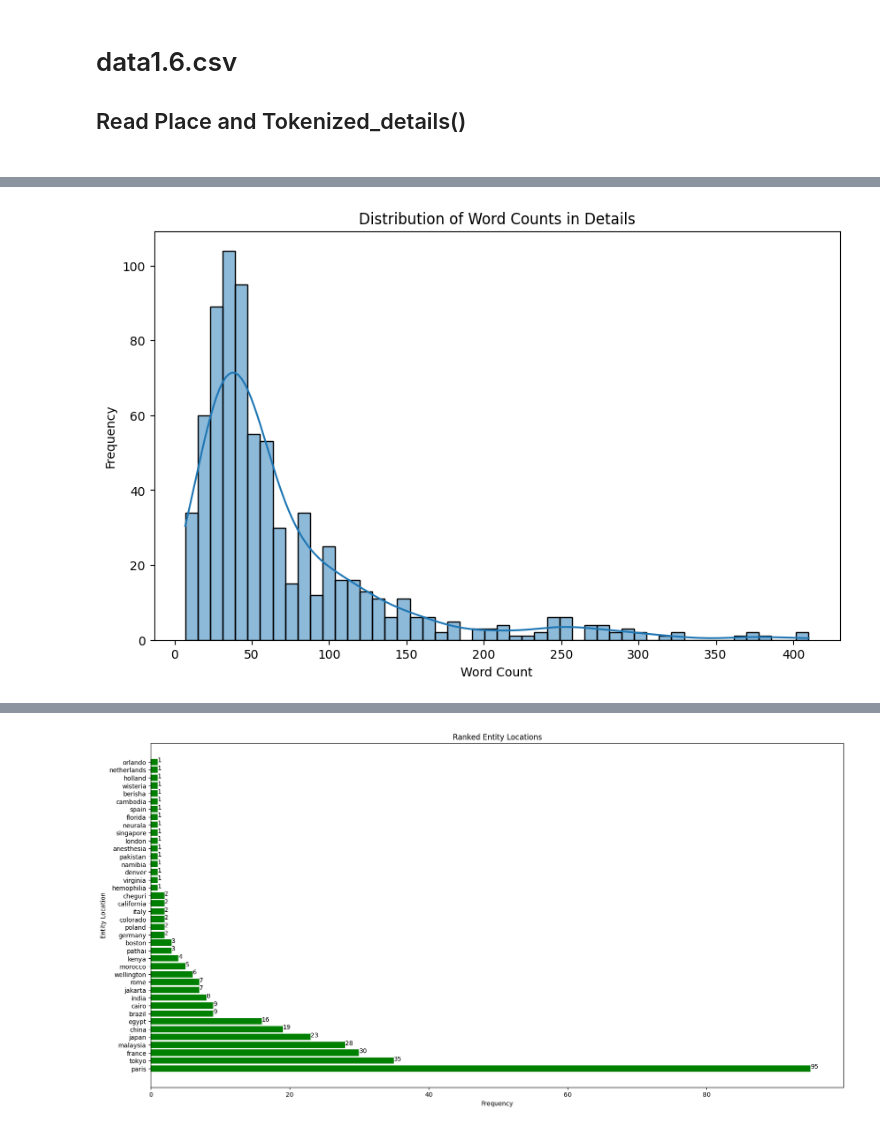
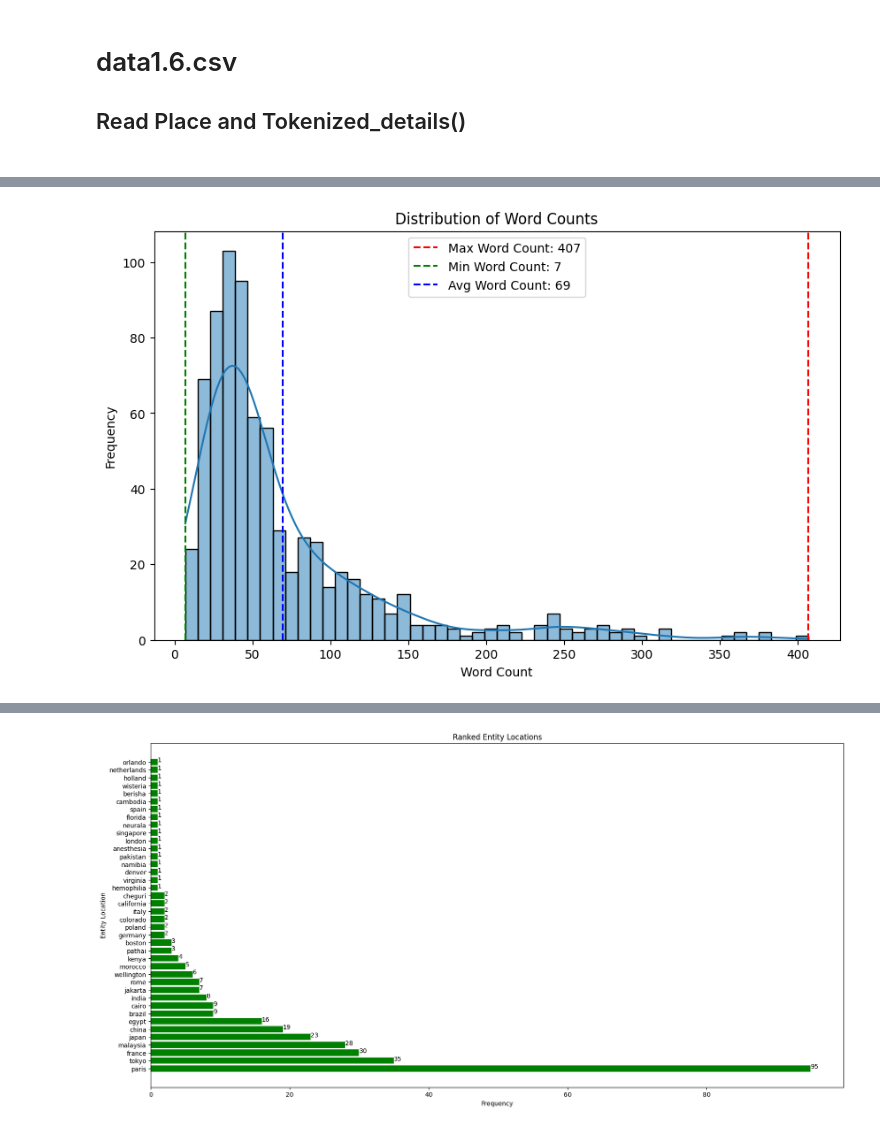
Before and after one commit to NikIrfann/FYP-Text-Classification, a Jupyter notebook: Data Cleaning/CleanData.ipynb, the cells around one changed output, grey strips where cells are left out. Cells and saved outputs as stored; diff of their text form; code cells hidden in the pictures.

Commit message:
Added some function and visualization

```diff
--- a/Data Cleaning/CleanData.ipynb
+++ b/Data Cleaning/CleanData.ipynb
@@ -170,19 +209,37 @@ selected.head(3)
 # %%
 import matplotlib.pyplot as plt
 import seaborn as sns
 
 # Assuming 'Details' column contains lists
 selected['WordCount'] = selected['Details'].apply(lambda x: len(' '.join(x).split()))
 
+# Calculate max, min, and average word counts
+max_word_count = selected['WordCount'].max()
+min_word_count = selected['WordCount'].min()
+avg_word_count = selected['WordCount'].mean()
+
 # Plot the distribution
 plt.figure(figsize=(10, 6))
 sns.histplot(selected['WordCount'], bins=50, kde=True)
-plt.title('Distribution of Word Counts in Details')
+plt.title('Distribution of Word Counts')
 plt.xlabel('Word Count')
 plt.ylabel('Frequency')
+
+# Add vertical lines to indicate max, min, and average word counts
+plt.axvline(x=max_word_count, color='red', linestyle='--', label=f'Max Word Count: {max_word_count}')
+plt.axvline(x=min_word_count, color='green', linestyle='--', label=f'Min Word Count: {min_word_count}')
+plt.axvline(x=avg_word_count, color='blue', linestyle='--', label=f'Avg Word Count: {avg_word_count:.0f}')
+
+# Show legend
+plt.legend()
+
+# Save the plot as an image (PNG format)
+plt.savefig('word_count_distribution.png')
+
+# Show the plot
 plt.show()
 # %% [output]
-[figure, old version]
+[figure, new version]
 # %%
 import spacy
 import pandas as pd
```
Also changed, not shown: parts of 15 cells of this notebook.
